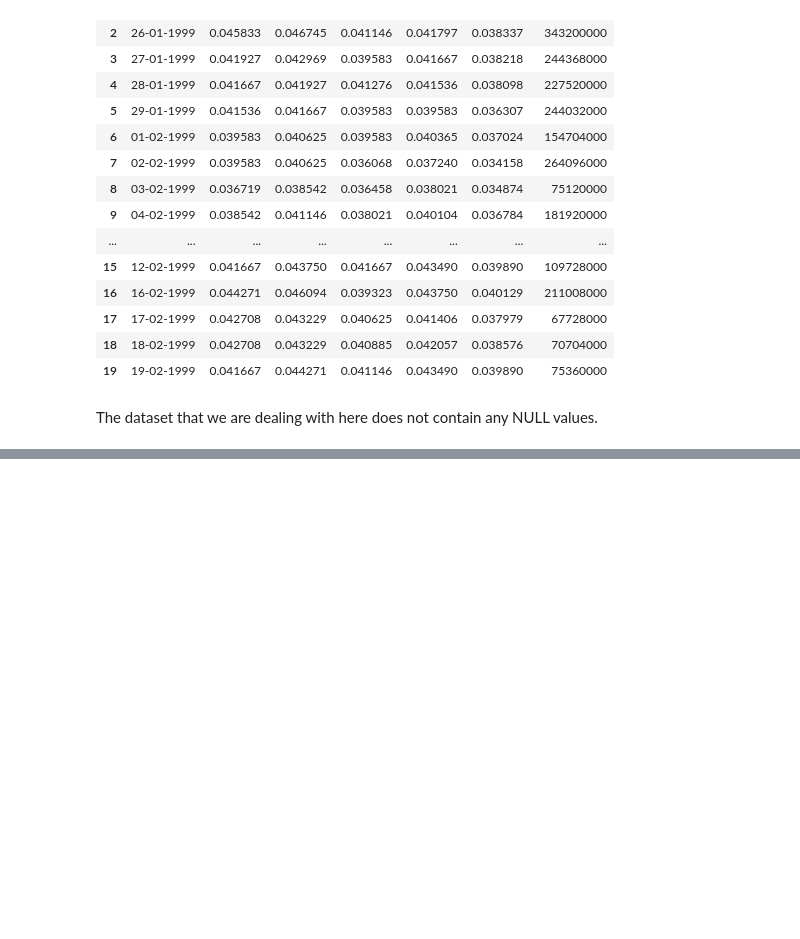
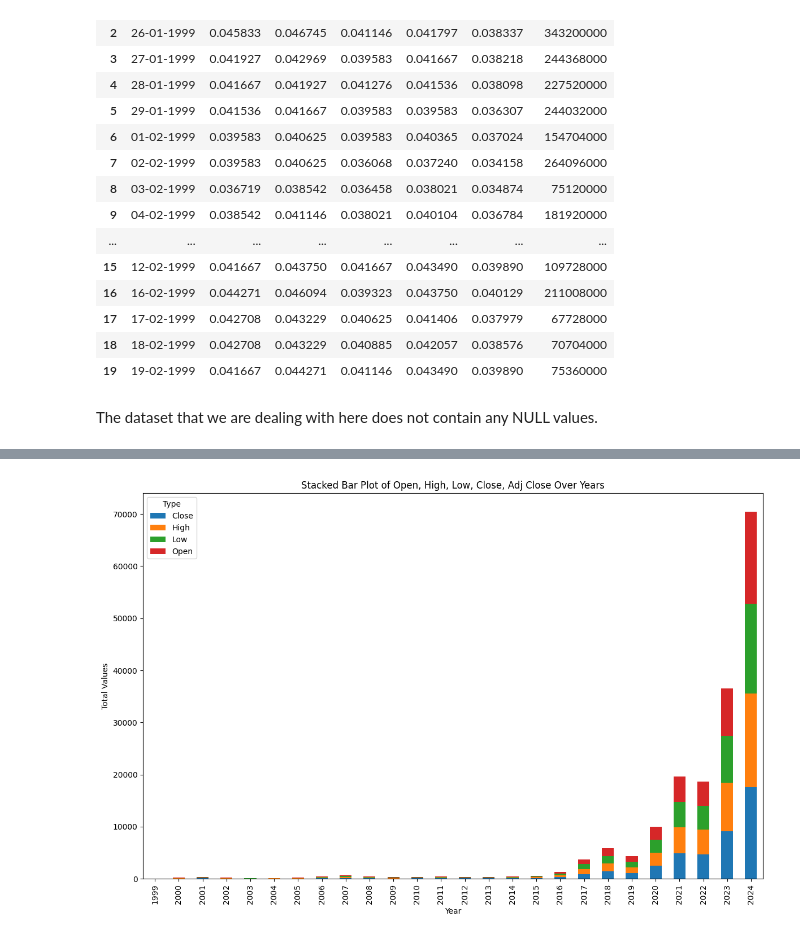
Before and after one commit to Ash-Y-28/NVIDIA, a Jupyter notebook: New.ipynb, the cells around one changed output, grey strips where cells are left out. Saved outputs shown, nothing was run; the diff lists cells and outputs as text; code cells hidden in the pictures; blank space fills up the shorter version.

```diff
--- a/New.ipynb
+++ b/New.ipynb
@@ -57,0 +64,9 @@ df['year'] = pd.to_datetime(df['Date'], format='%d-%m-%Y').dt.year
+# %%
+df_pivot.plot.bar(stacked=True, figsize=(12, 8))
+plt.xlabel('Year')
+plt.ylabel('Total Values')
+plt.title('Stacked Bar Plot of Open, High, Low, Close, Adj Close Over Years')
+plt.tight_layout()
+plt.show()
+# %% [output]
+[figure, added]
```
Also changed, not shown: parts of 3 cells of this notebook.
